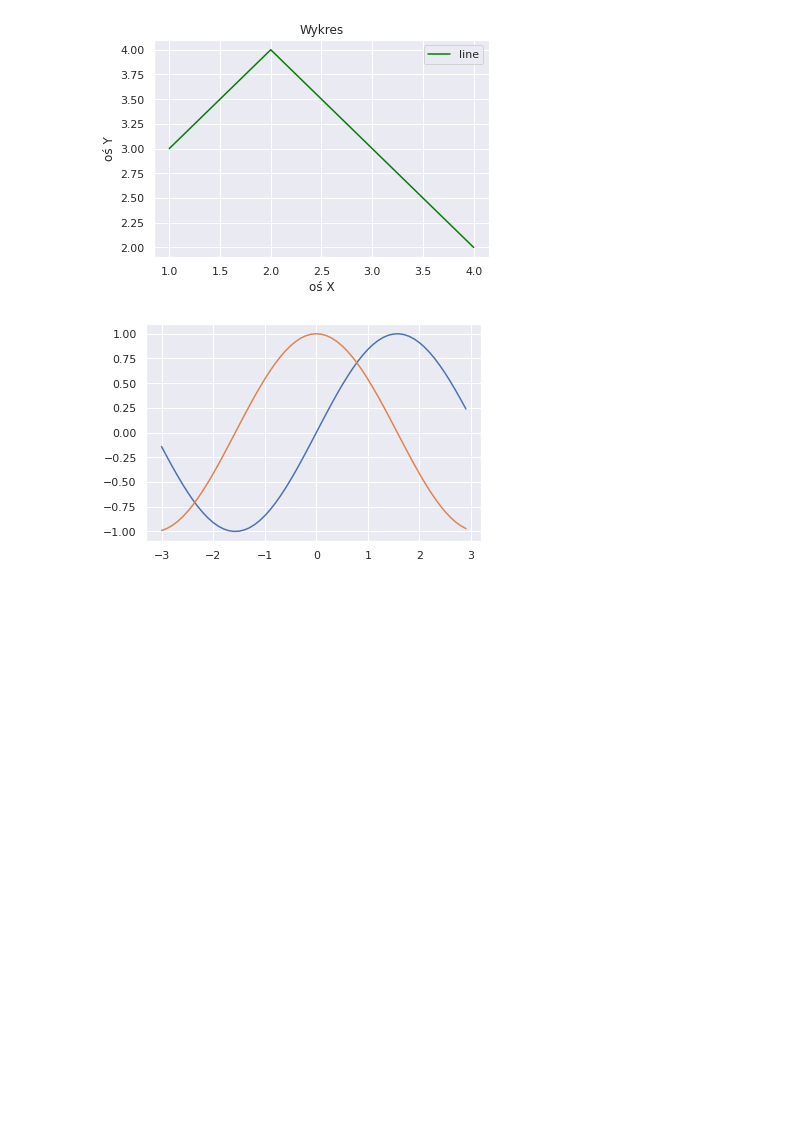
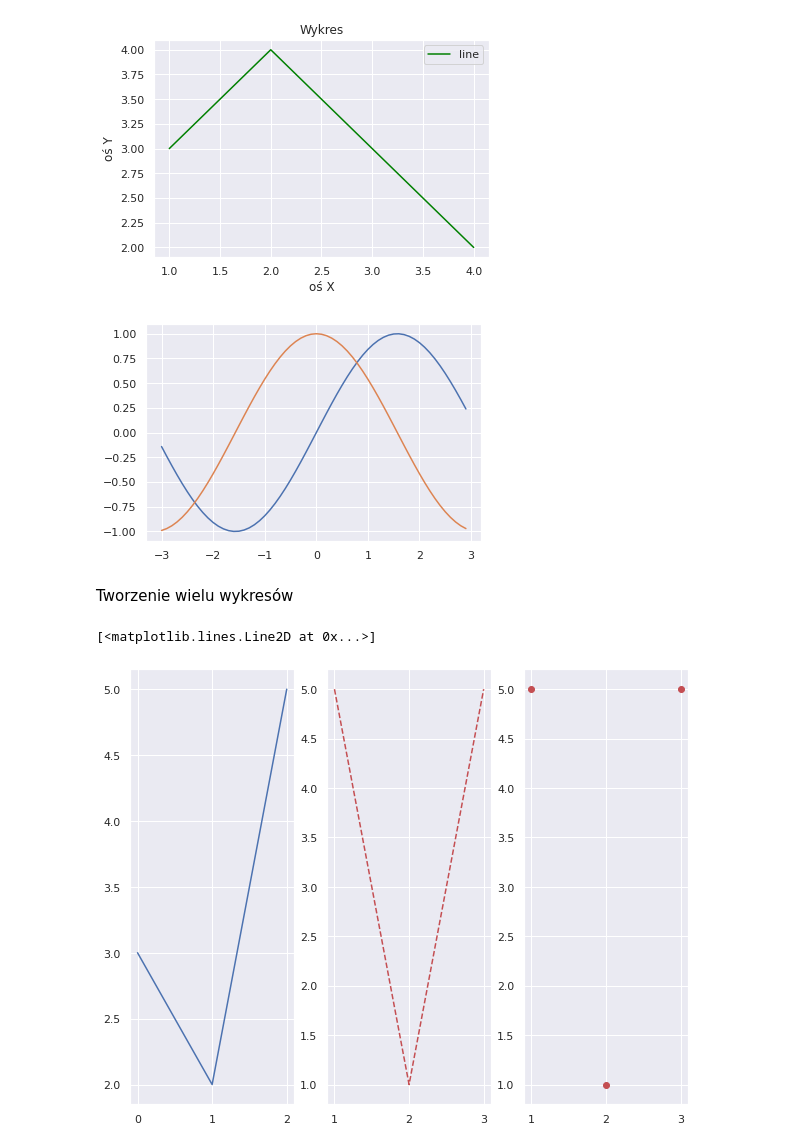
Before and after one commit to mietekdom/Data-Science, a Jupyter notebook: 01_knowledge/10_Wizualizacja_danych.ipynb, the cells around one changed output. Saved outputs shown, nothing was run; the diff lists cells and outputs as text; code cells hidden in the pictures; blank space fills up the shorter version.

```diff
--- a/01_knowledge/10_Wizualizacja_danych.ipynb
+++ b/01_knowledge/10_Wizualizacja_danych.ipynb
@@ -37,3 +37,18 @@ plt.plot(x, x_sin)
 _ = plt.plot(x, x_cos)
 # %% [output]
 [figure]
+# %% [markdown]
+Tworzenie wielu wykresów
+# %%
+fig = plt.figure(figsize=(10, 8)) # wielkość wykresu
+
+
+plt.subplot(131) # pusty obiekt 1 - liczba wierszy, 3 - liczba kolumn, 1 - konkretny wykres
+plt.plot([0, 1, 2], [3, 2, 5])
+plt.subplot(132)
+plt.plot([1, 2, 3], [5, 1, 5], 'r--')
+plt.subplot(133)
+plt.plot([1, 2, 3], [5, 1, 5], 'ro')
+# %% [output]
+[<matplotlib.lines.Line2D at 0x...>]
+[figure, added]
```
